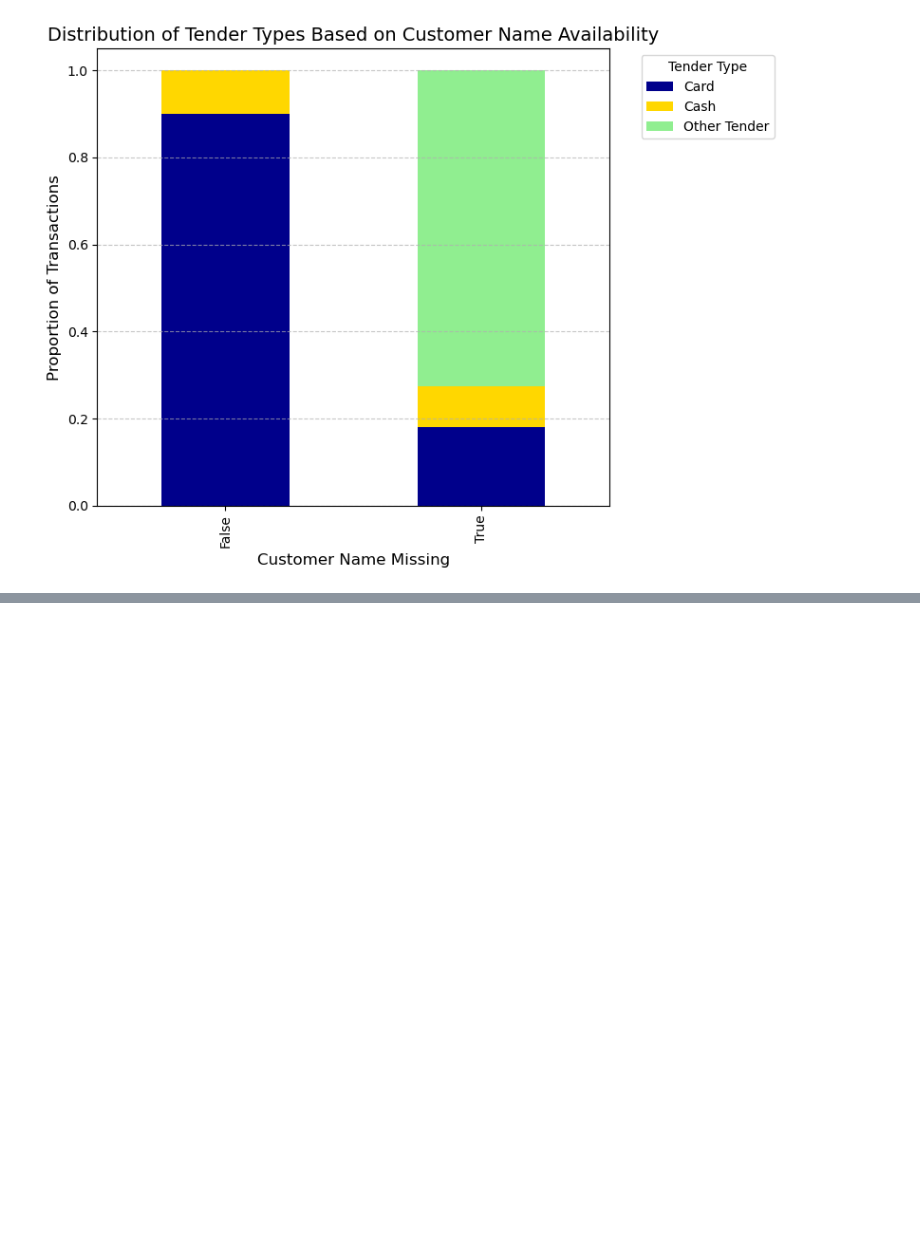
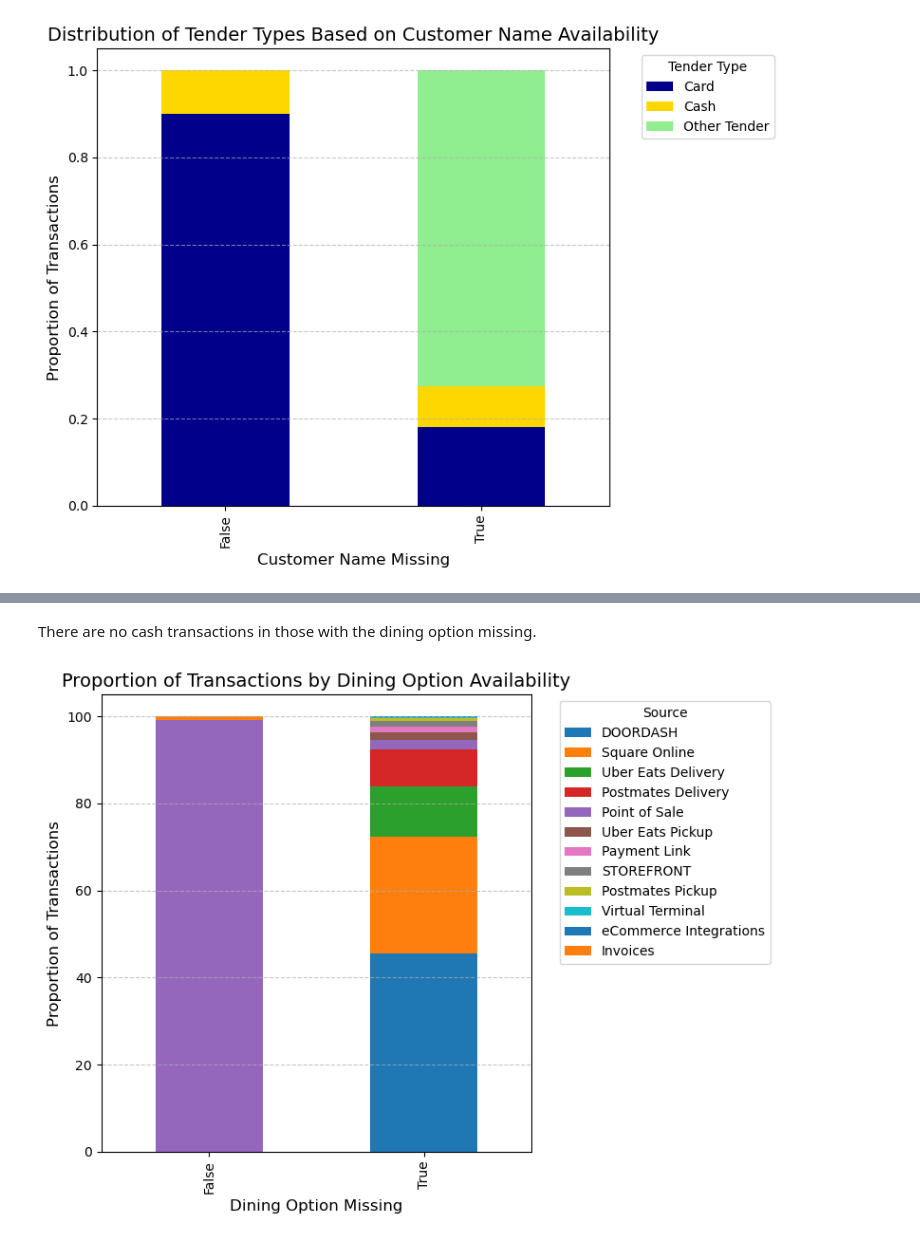
Before and after one commit to ajamkotc/belly_rubb_analysis, a Jupyter notebook: notebooks/1.0-aj-initial-data-exploration.ipynb, the cells around one changed output, grey strips where cells are left out. Saved outputs shown, nothing was run; the diff lists cells and outputs as text; code cells hidden in the pictures; blank space fills up the shorter version.

Commit message:
Complete missing value exploration and begin transaction correlations

```diff
--- a/notebooks/1.0-aj-initial-data-exploration.ipynb
+++ b/notebooks/1.0-aj-initial-data-exploration.ipynb
@@ -1101,0 +1211,36 @@ plt.show()
+# %% [markdown]
+There are no cash transactions in those with the dining option missing.
+# %%
+# Visualize missinging dining option by source
+
+# Create new col to store whether dining option is missing
+trans_df['Dining Option Missing'] = trans_df['Dining Option'].isna()
+
+# Generate ratio missing
+dining_option_grouped = trans_df.groupby(by='Dining Option Missing')['Source'].value_counts().unstack(fill_value=0)
+dining_option_percent = dining_option_grouped.div(dining_option_grouped.sum(axis=1), axis=0) * 100
+
+# Sort columns for visual ease in stacked bar chart
+sorted_cols = dining_option_percent.loc[True].sort_values(ascending=False).index
+dining_option_percent = dining_option_percent[sorted_cols]
+
+# Plot
+dining_option_percent.plot(
+    kind='bar',
+    stacked=True,
+    figsize=(8,6)
+)
+
+plt.legend(title='Source', bbox_to_anchor=(1.05, 1))
+plt.xlabel('Dining Option Missing', fontsize=12)
+plt.ylabel('Proportion of Transactions', fontsize=12)
+plt.title('Proportion of Transactions by Dining Option Availability', fontsize=14)
+
+plt.grid(axis='y', alpha=0.7, linestyle='--')
+
+plt.tight_layout()
+
+plt.savefig(FIGURES_DIR / 'stacked_bar_dining_option_source.png', bbox_inches='tight')
+plt.show()
+# %% [output]
+[figure, added]
```
Also changed, not shown: parts of 73 cells of this notebook, 4 other files.
